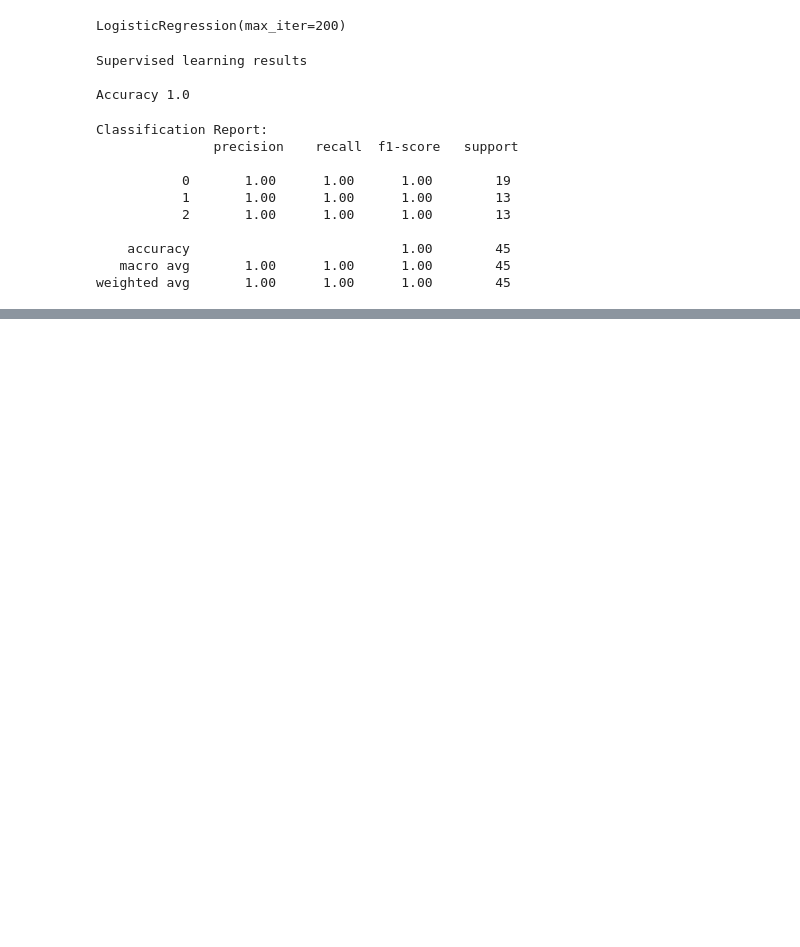
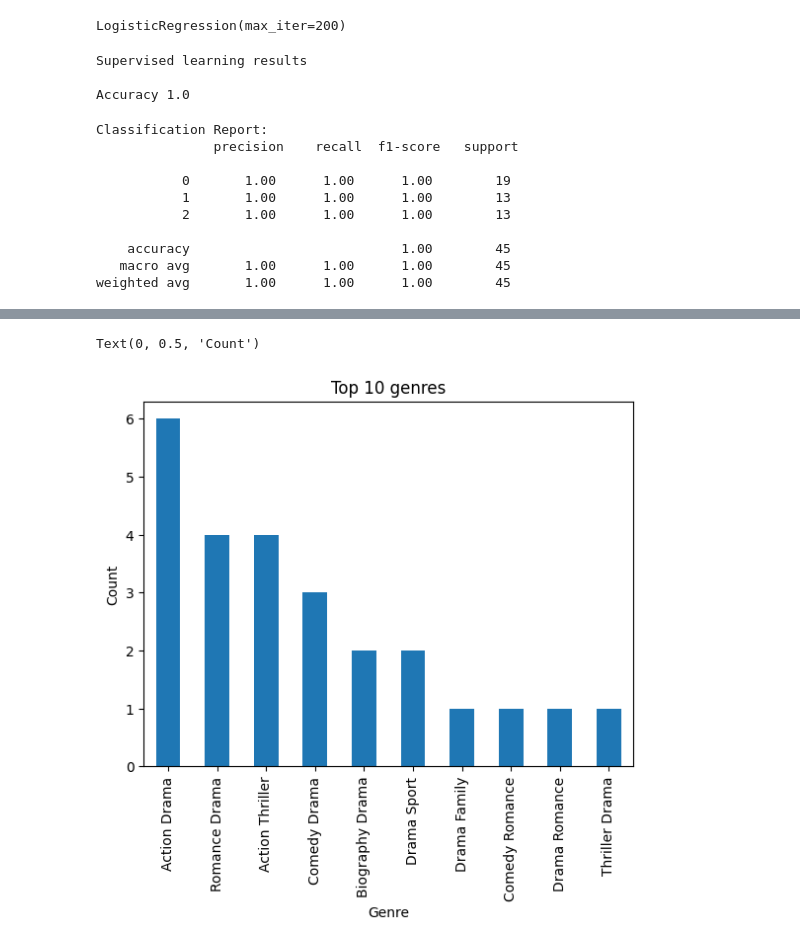
Before and after one commit to saizen7/Python-with-Data-science, a Jupyter notebook: ML.day17.ipynb, the cells around one changed output, grey strips where cells are left out. Drawn from its saved outputs; the diff is of its cells as text; code cells hidden in the pictures; blank space fills up the shorter version.

```diff
--- a/ML.day17.ipynb
+++ b/ML.day17.ipynb
@@ -240,0 +318,4 @@ weighted avg       1.00      1.00      1.00        45
+# %%
+#loadiing the dataset
+movies=pd.read_csv("indian_movies.csv")
+movies
@@ -240,0 +340,18 @@ weighted avg       1.00      1.00      1.00        45
+# %%
+#data cleaning
+
+# selecting only required columns
+movies = movies[['title','genres','director','cast','rating','year']]
+
+# removing rows with missing values
+movies.dropna(inplace=True)
+# %%
+#genre distribution
+plt.Figure()
+movies['genres'].value_counts().head(10).plot(kind='bar')
+plt.title("Top 10 genres")
+plt.xlabel("Genre")
+plt.ylabel("Count")
+# %% [output]
+Text(0, 0.5, 'Count')
+[figure, added]
```
Also changed, not shown: parts of 13 cells of this notebook, 2 other files.
